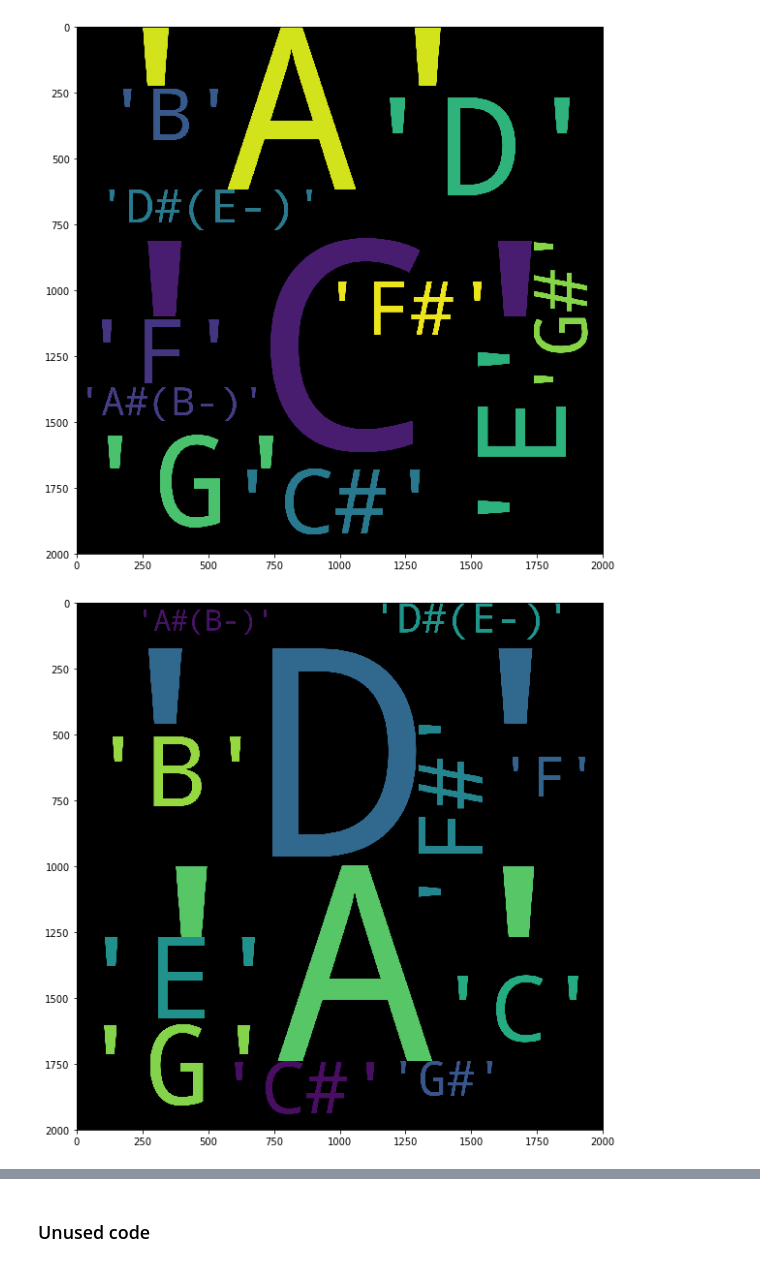
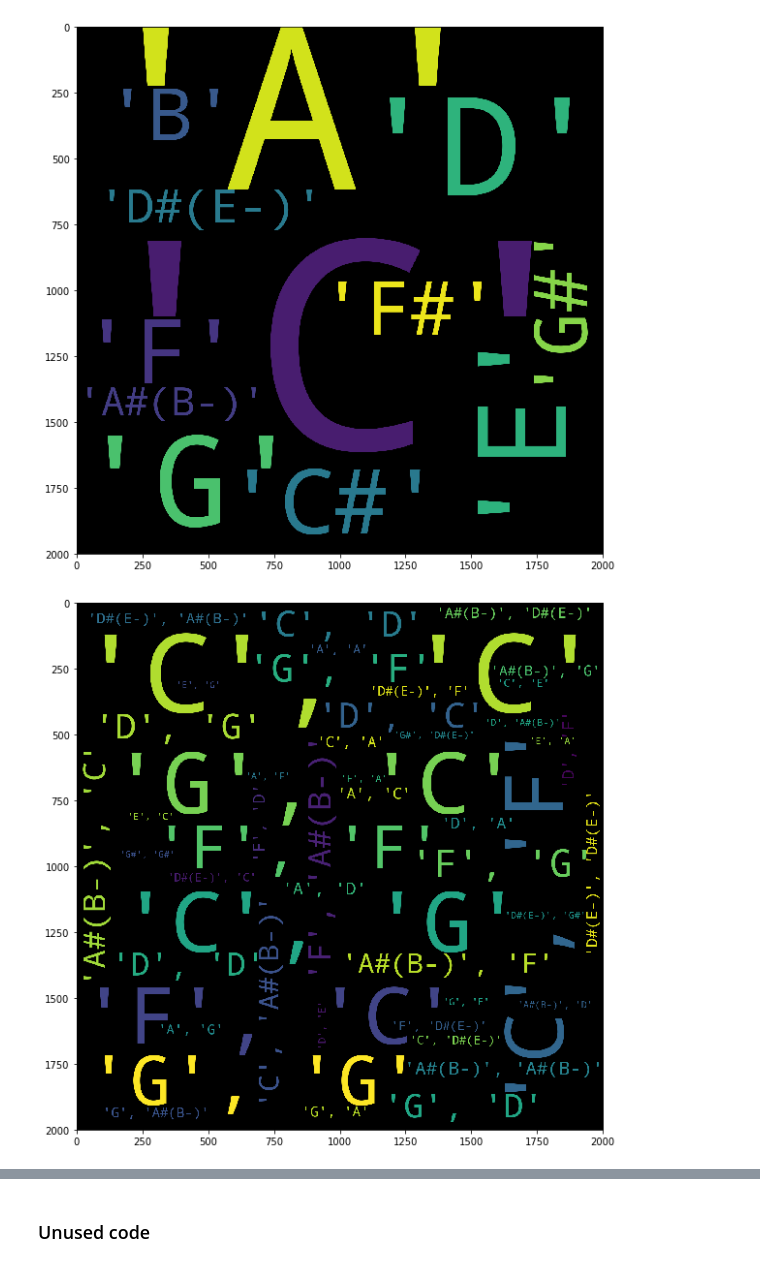
Before and after one commit to sharon1018/Music_information_retrieval, a Jupyter notebook: Pitch_spelling-sleeping.ipynb, the cells around one changed output, grey strips where cells are left out. Drawn from its saved outputs; the diff is of its cells as text; code cells hidden in the pictures.

Commit message:
normalize chord

```diff
--- a/Pitch_spelling-sleeping.ipynb
+++ b/Pitch_spelling-sleeping.ipynb
@@ -170,16 +182,16 @@ for t2 in threads4:
 # %%
-# ## to pickle file
-# import pickle
+## to pickle file
+import pickle
 
-# with open('key.pkl', 'wb') as f:
-#     pickle.dump(sleeping_key, f)
-# with open('pitch.pkl', 'wb') as f:
-#     pickle.dump(pitch, f)
+with open('key.pkl', 'wb') as f:
+    pickle.dump(sleeping_key, f)
+with open('pitch.pkl', 'wb') as f:
+    pickle.dump(pitch, f)
 
-# with open('key.pkl', 'rb') as f:
-#     chord = pickle.load(f)
-# with open('pitch.pkl', 'rb') as f:
-#     pitch = pickle.load(f)
+with open('key.pkl', 'rb') as f:
+    chord = pickle.load(f)
+with open('pitch.pkl', 'rb') as f:
+    pitch = pickle.load(f)
 # %%
 len(pitch)
 # %% [output]
@@ -187 +201,23 @@ len(pitch)
+# %%
+pitch_list = ['C','C#','D','D#(E-)','E','F','F#','G','G#','A','A#(B-)','B']
+
+## tonal for each songs
+tonal = ['E','C#','D','E','X','G','C','G','D','A','X','G','A','B','X','B','C','A','A','E','A','D','C#','A','D','A',
+         'E','F#','C','D#(E-)','X','D','X','D','X','B','X','X','X','X','A','X','D','E','G','X','X','X','X','C#','X',
+        'D','D','B','X','X','F#','X','C','X','X','X','C#','X','F','D','X','A','X','C','X','X','C#','A','A']
+
+## shift to C major
+temp = chord
+nor_chord = []
+for i in range(75):
+    temp_list =[]
+    if tonal[i] == 'X':
+        pass
+    else:
+        dist = pitch_list.index(tonal[i])-pitch_list.index('C')  # count shifted distance
+        for j in range(len(temp[i])):
+            a = pitch_list.index(temp[i][j])-dist
+            temp[i][j] = pitch_trans(a)
+            temp_list.append(temp[i][j])
+        nor_chord.append(temp_list)
 # %% [markdown]
@@ -435,7 +471,7 @@ plot_wordcloud(a,50)
 [figure]
 # %%
 ## chord frequency
-a = n_gram(sleeping_key,1)
+a = n_gram(nor_chord,2)
 plot_wordcloud(a,50)
 # %% [output]
-[figure, old version]
+[figure, new version]
```
Also changed, not shown: parts of 32 cells of this notebook.
